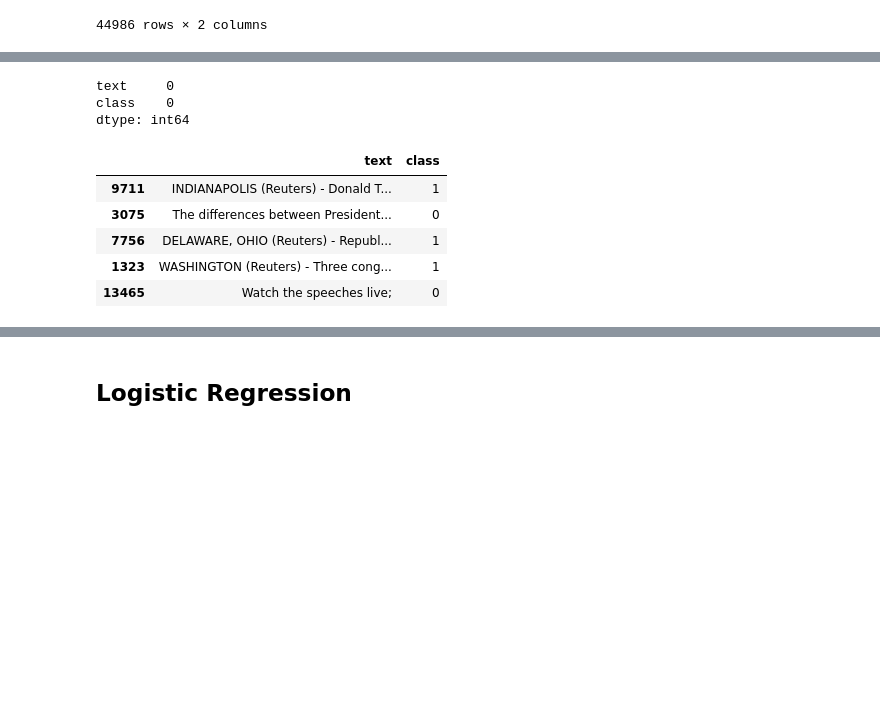
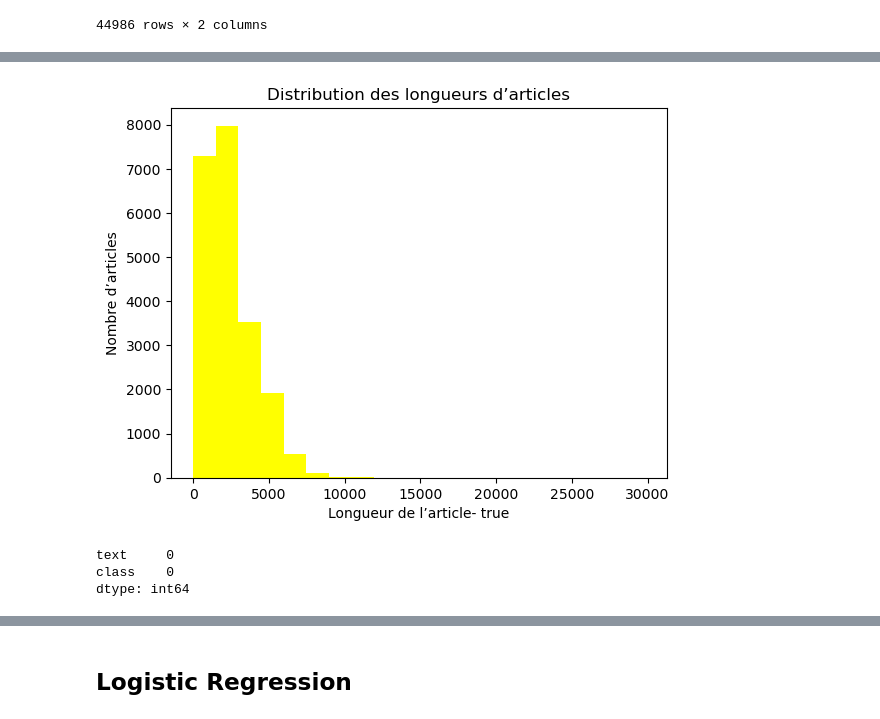
Before and after one commit to henzozhang/dectection_fake_new, a Jupyter notebook: dectection_fake-new.ipynb, the cells around one changed output, grey strips where cells are left out. Drawn from its saved outputs; the diff is of its cells as text; code cells hidden in the pictures; blank space fills up the shorter version.

```diff
--- a/dectection_fake-new.ipynb
+++ b/dectection_fake-new.ipynb
@@ -125,16 +170,18 @@ df
+# %%
+# Calculer la longueur de chaque article
+df_true['length'] = df_true['text'].apply(len)
+
+# Créer un histogramme des longueurs d'articles
+plt.hist(df_true['length'], bins=20, color='yellow')
+plt.title('Distribution des longueurs d’articles')
+plt.xlabel('Longueur de l’article- true')
+plt.ylabel('Nombre d’articles')
+plt.show()
+# %% [output]
+[figure, added]
 # %%
 df.isnull().sum()
 # %% [output]
 text     0
 class    0
 dtype: int64
-# %%
-df = df.sample(frac = 1)
-df.head()
-# %% [output]
-|  | text | class |
-| 9711 | INDIANAPOLIS (Reuters) - Donald T... | 1 |
-| 3075 | The differences between President... | 0 |
-| 7756 | DELAWARE, OHIO (Reuters) - Republ... | 1 |
-| 1323 | WASHINGTON (Reuters) - Three cong... | 1 |
-| 13465 | Watch the speeches live; | 0 |
```
Also changed, not shown: parts of 27 cells of this notebook.
